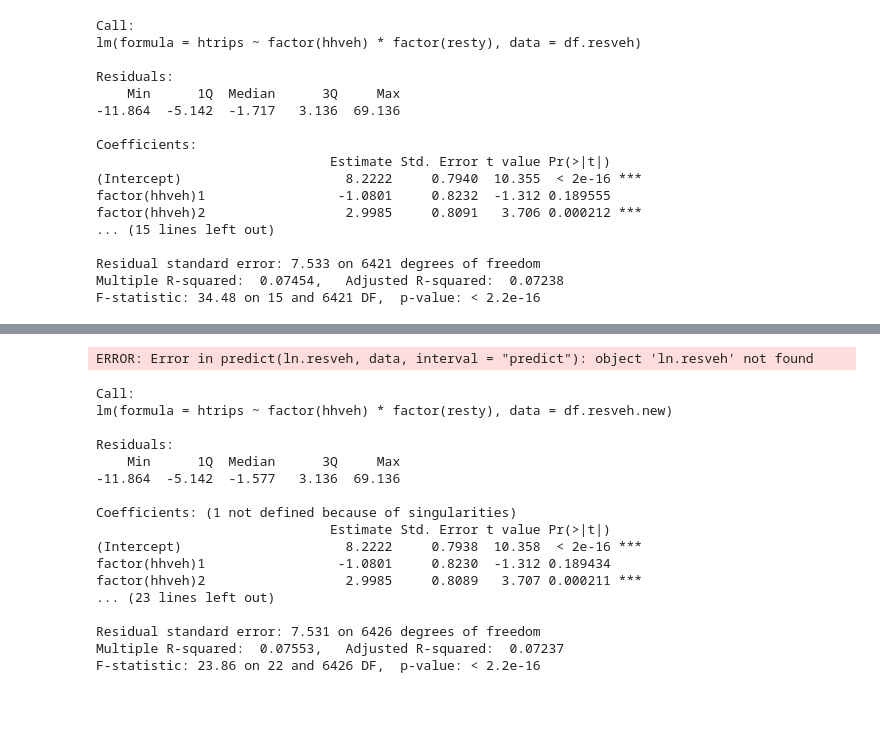
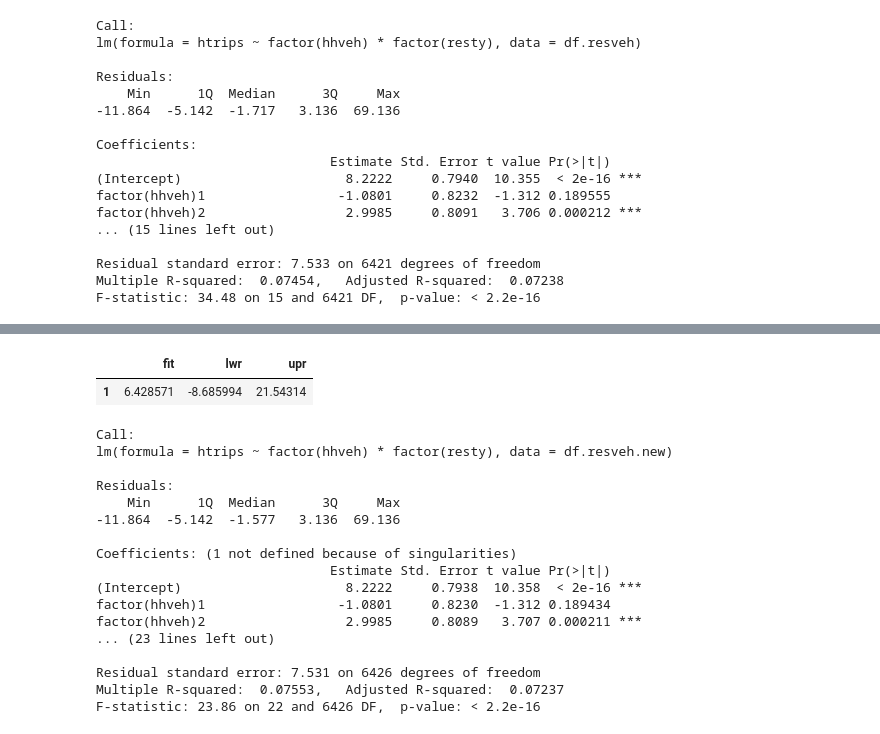
Before and after one commit to saashimi/USP_587, a Jupyter notebook: hw2.ipynb, the cells around one changed output, grey strips where cells are left out. Drawn from its saved outputs; the diff is of its cells as text; code cells hidden in the pictures; blank space fills up the shorter version.

```diff
--- a/hw2.ipynb
+++ b/hw2.ipynb
@@ -72,8 +72,9 @@ df.resveh %>%
 # %%
 data <- data.frame(resty = 4, hhveh=2)
-predict(ln.resveh, data, interval="predict")
+predict(fit.resveh.sum, data, interval="predict")
 # %% [output]
-ERROR: Error in predict(ln.resveh, data, interval = "predict"): object 'ln.resveh' not found
+|  | fit | lwr | upr |
+| 1 | 6.428571 | -8.685994 | 21.54314 |
 # %%
 # Start with fresh data frame
 # Recode categories
```
Also changed, not shown: parts of 12 cells of this notebook.
